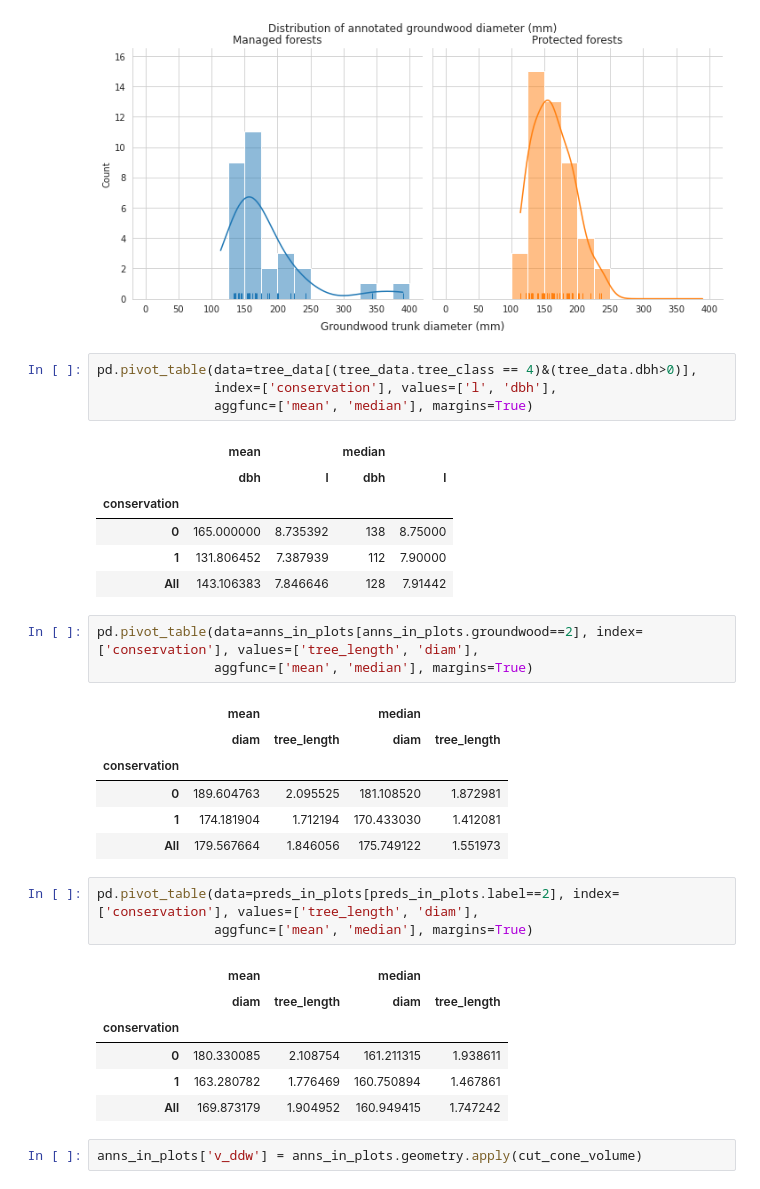
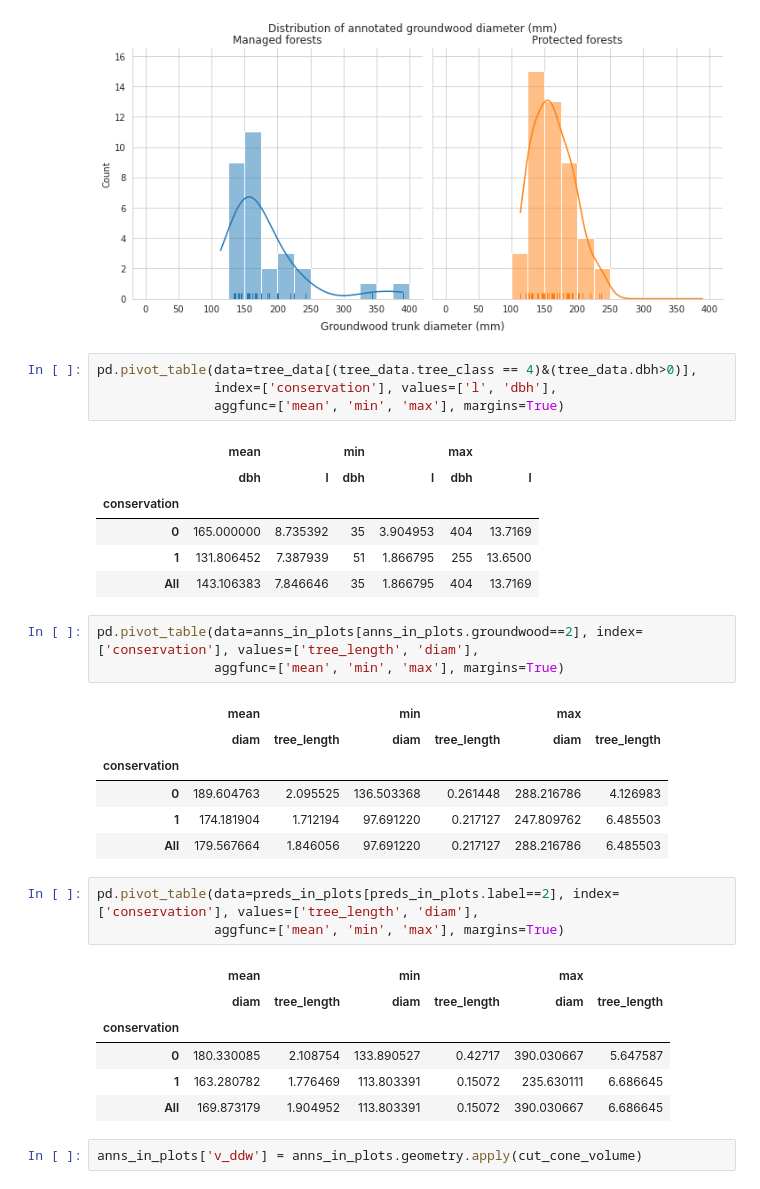
Before and after one commit to mayrajeo/maskrcnn-deadwood, a Jupyter notebook: notebooks/6_result_comparison_with_field_data.ipynb, the cells around one changed output. Cells and saved outputs as stored; diff of their text form.

```diff
--- a/notebooks/6_result_comparison_with_field_data.ipynb
+++ b/notebooks/6_result_comparison_with_field_data.ipynb
@@ -541,34 +478,34 @@ plt.show()
 # %%
 pd.pivot_table(data=tree_data[(tree_data.tree_class == 4)&(tree_data.dbh>0)],
                index=['conservation'], values=['l', 'dbh'],
-               aggfunc=['mean', 'median'], margins=True)
+               aggfunc=['mean', 'min', 'max'], margins=True)
 # %% [output]
-|  | mean |  | median |  |
-|  | dbh | l | dbh | l |
-| conservation |  |  |  |  |
-| 0 | 165.000000 | 8.735392 | 138 | 8.75000 |
-| 1 | 131.806452 | 7.387939 | 112 | 7.90000 |
-| All | 143.106383 | 7.846646 | 128 | 7.91442 |
+|  | mean |  | min |  | max |  |
+|  | dbh | l | dbh | l | dbh | l |
+| conservation |  |  |  |  |  |  |
+| 0 | 165.000000 | 8.735392 | 35 | 3.904953 | 404 | 13.7169 |
+| 1 | 131.806452 | 7.387939 | 51 | 1.866795 | 255 | 13.6500 |
+| All | 143.106383 | 7.846646 | 35 | 1.866795 | 404 | 13.7169 |
 # %%
 pd.pivot_table(data=anns_in_plots[anns_in_plots.groundwood==2], index=['conservation'], values=['tree_length', 'diam'],
-               aggfunc=['mean', 'median'], margins=True)
+               aggfunc=['mean', 'min', 'max'], margins=True)
 # %% [output]
-|  | mean |  | median |  |
-|  | diam | tree_length | diam | tree_length |
-| conservation |  |  |  |  |
-| 0 | 189.604763 | 2.095525 | 181.108520 | 1.872981 |
-| 1 | 174.181904 | 1.712194 | 170.433030 | 1.412081 |
-| All | 179.567664 | 1.846056 | 175.749122 | 1.551973 |
+|  | mean |  | min |  | max |  |
+|  | diam | tree_length | diam | tree_length | diam | tree_length |
+| conservation |  |  |  |  |  |  |
+| 0 | 189.604763 | 2.095525 | 136.503368 | 0.261448 | 288.216786 | 4.126983 |
+| 1 | 174.181904 | 1.712194 | 97.691220 | 0.217127 | 247.809762 | 6.485503 |
+| All | 179.567664 | 1.846056 | 97.691220 | 0.217127 | 288.216786 | 6.485503 |
 # %%
 pd.pivot_table(data=preds_in_plots[preds_in_plots.label==2], index=['conservation'], values=['tree_length', 'diam'],
-               aggfunc=['mean', 'median'], margins=True)
+               aggfunc=['mean', 'min', 'max'], margins=True)
 # %% [output]
-|  | mean |  | median |  |
-|  | diam | tree_length | diam | tree_length |
-| conservation |  |  |  |  |
-| 0 | 180.330085 | 2.108754 | 161.211315 | 1.938611 |
-| 1 | 163.280782 | 1.776469 | 160.750894 | 1.467861 |
-| All | 169.873179 | 1.904952 | 160.949415 | 1.747242 |
+|  | mean |  | min |  | max |  |
+|  | diam | tree_length | diam | tree_length | diam | tree_length |
+| conservation |  |  |  |  |  |  |
+| 0 | 180.330085 | 2.108754 | 133.890527 | 0.42717 | 390.030667 | 5.647587 |
+| 1 | 163.280782 | 1.776469 | 113.803391 | 0.15072 | 235.630111 | 6.686645 |
+| All | 169.873179 | 1.904952 | 113.803391 | 0.15072 | 390.030667 | 6.686645 |
 # %%
 anns_in_plots['v_ddw'] = anns_in_plots.geometry.apply(cut_cone_volume)
 # %%
```
Also changed, not shown: parts of 16 cells of this notebook, 6 other files.
